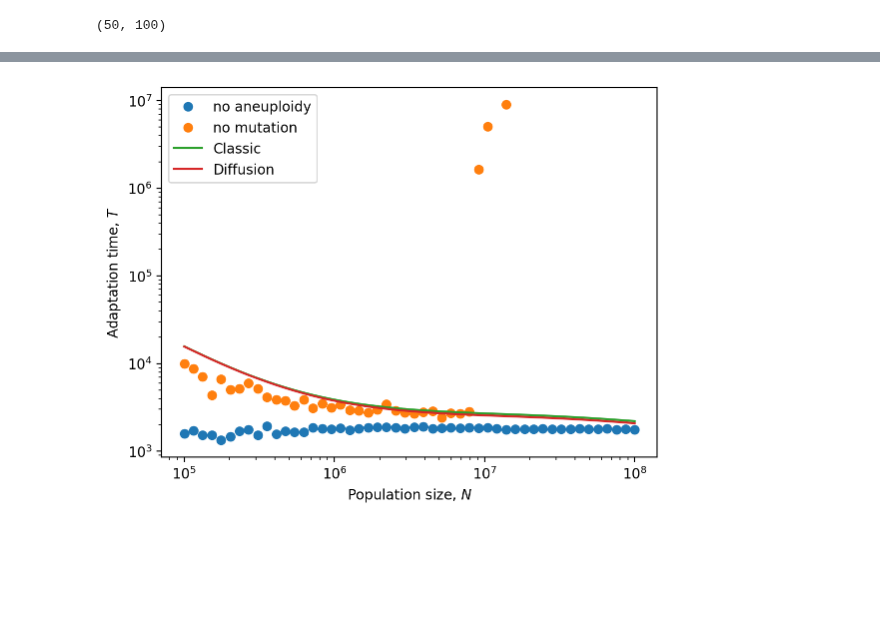
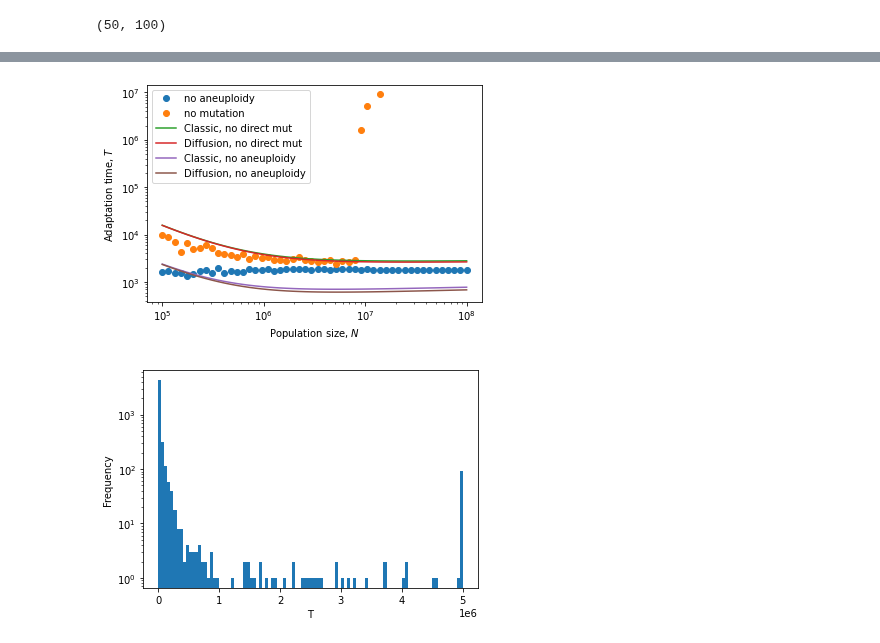
Before and after one commit to yoavram-lab/Heatrisomy, a Jupyter notebook: notebooks_mp/full_model.ipynb, the cells around one changed output, grey strips where cells are left out. Saved outputs shown, nothing was run; the diff lists cells and outputs as text; code cells hidden in the pictures; blank space fills up the shorter version.

```diff
--- a/notebooks_mp/full_model.ipynb
+++ b/notebooks_mp/full_model.ipynb
@@ -217,5 +219,10 @@ plt.legend();
 # %%
 nom, noa = meandiffT(_, msim_N_58, dirmut)
+# %%
+T__a = T(N, 0, μ, δ, w_euwt, w_anwt, w_anmt, w_eumt) #, x_0=35*μ)
+T_a = T_kimura(N, 0, μ, δ, w_euwt, w_anwt, w_anmt, w_eumt) #,x_0=35*μ)
+T__m = T(N, μ, μ, 0, w_euwt, w_anwt, w_anmt, w_eumt) #, x_0=35*μ)
+T_m = T_kimura(N, μ, μ, 0, w_euwt, w_anwt, w_anmt, w_eumt) #,x_0=35*μ)
 # %%
 plt.plot(N, noa, 'o', label='no aneuploidy')
 plt.plot(N, nom, 'o', label='no mutation')
@@ -264,20 +283,24 @@ nom, noa = meandiffT(_, msim_N_58_new, dirmut)
 # %%
 plt.plot(N, noa, 'o', label='no aneuploidy')
 plt.plot(N, nom, 'o', label='no mutation')
 
-plt.plot(N, T__, label='Classic')
-plt.plot(N, T_, label='Diffusion')
+
+plt.plot(N, T__a, label='Classic, no direct mut')
+plt.plot(N, T_a, label='Diffusion, no direct mut')
+plt.plot(N, T__m, label='Classic, no aneuploidy')
+plt.plot(N, T_m, label='Diffusion, no aneuploidy')
+
 
 
 plt.xscale('log')
 plt.yscale('log')
 #plt.xlim([1e7,1e8])
 #plt.ylim([500,700])
 plt.xlabel("Population size, $N$")
 plt.ylabel('Adaptation time, $T$')
 plt.legend();
 # %% [output]
-[figure, old version]
+[figure, new version]
 # %%
 Nm58, msim_N_58_0 = np.load('msim_N_58_0.npy',allow_pickle=True)
 Nm58 = Nm58.astype('float64')
@@ -285,6 +308,15 @@ Nm58 = Nm58.astype('float64')
 #msim_noaneuN58=np.array([x for x in msim_noaneuN_manu58[0]])
 dirmut=msim_N_58_0[1]
 msim_N_58_0=np.array([x for x in msim_N_58_0[0]])
+# %%
+plt.hist((msim_N_58_0.ravel()), 100);
+plt.xlabel('T')
+plt.ylabel('Frequency')
+#plt.xlim([1e6,5e6])
+#plt.xscale('log')
+plt.yscale('log');
+# %% [output]
+[figure, added]
 # %%
 N, μ, δ, w_euwt, w_anwt, w_anmt, w_eumt = Nm58, 1e-08, 5.4e-4, 1, 1.021, 1.025, 1.028
 
```
Also changed, not shown: parts of 8 cells of this notebook.
